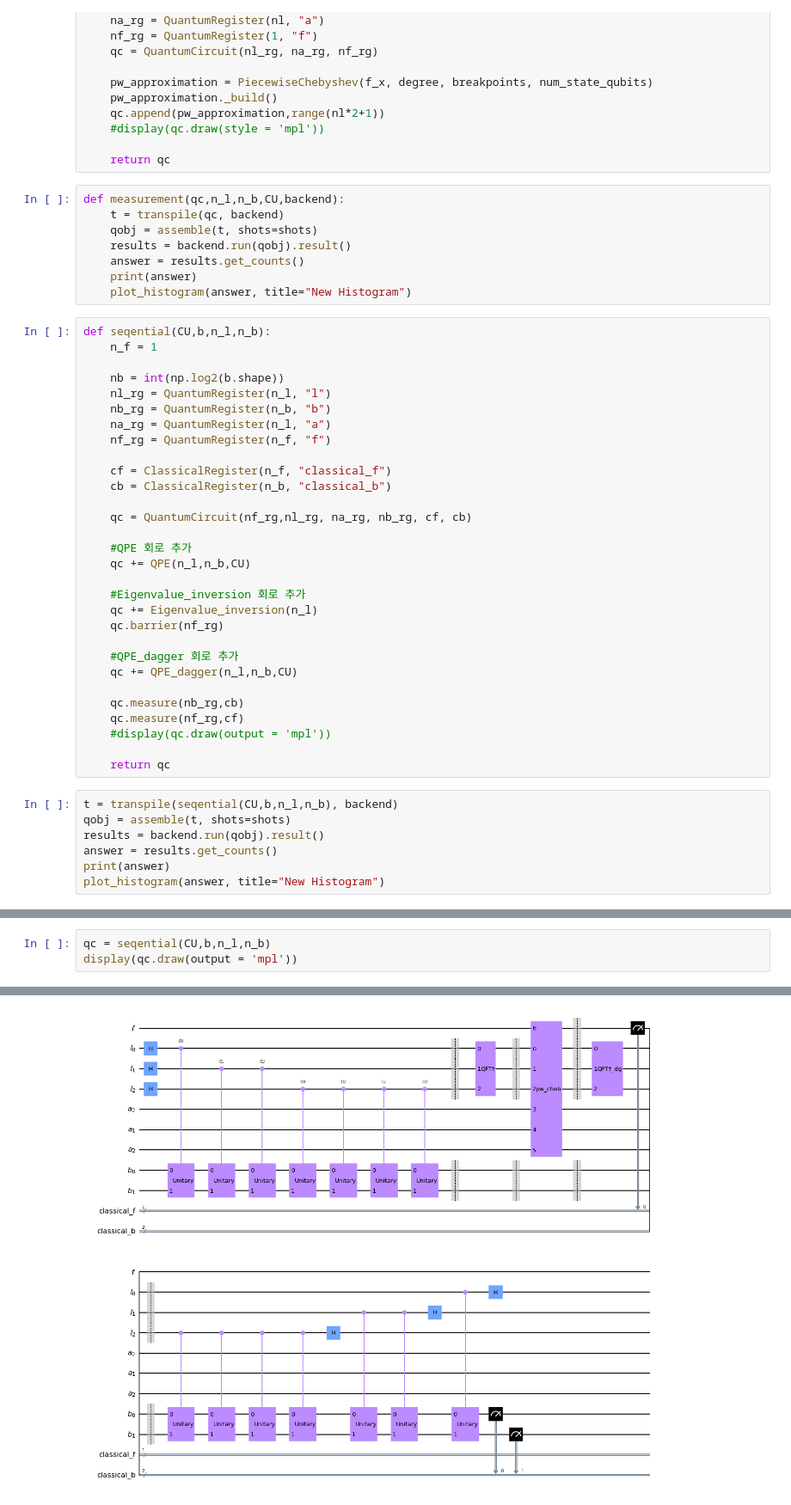
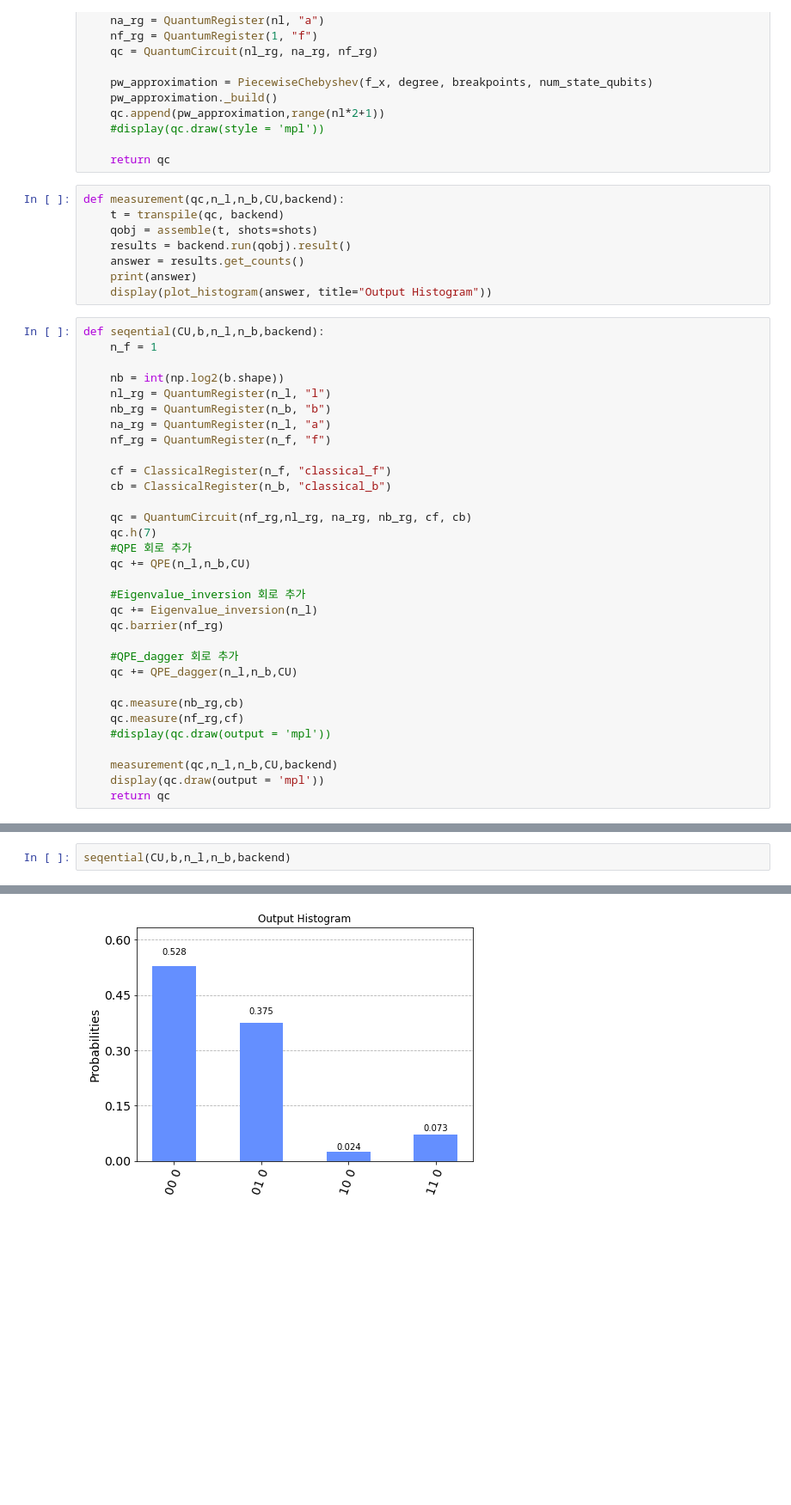
Before and after one commit to AllenGabrielMarchen/HHL_implementation, a Jupyter notebook: code.ipynb, the cells around one changed output, grey strips where cells are left out. Shown: that part at 86% size. Saved outputs shown, nothing was run; the diff lists cells and outputs as text; blank space fills up the shorter version.

```diff
--- a/code.ipynb
+++ b/code.ipynb
@@ -153,9 +140,9 @@ def measurement(qc,n_l,n_b,CU,backend):
     results = backend.run(qobj).result()
     answer = results.get_counts()
     print(answer)
-    plot_histogram(answer, title="New Histogram")
+    display(plot_histogram(answer, title="Output Histogram"))
 # %%
-def seqential(CU,b,n_l,n_b):
+def seqential(CU,b,n_l,n_b,backend):
     n_f = 1
 
     nb = int(np.log2(b.shape))
@@ -168,7 +155,7 @@ def seqential(CU,b,n_l,n_b):
     cb = ClassicalRegister(n_b, "classical_b")
 
     qc = QuantumCircuit(nf_rg,nl_rg, na_rg, nb_rg, cf, cb)
-
+    qc.h(7)
     #QPE 회로 추가
     qc += QPE(n_l,n_b,CU)
 
@@ -183,11 +170,6 @@ def seqential(CU,b,n_l,n_b):
     qc.measure(nf_rg,cf)
     #display(qc.draw(output = 'mpl'))
 
+    measurement(qc,n_l,n_b,CU,backend)
+    display(qc.draw(output = 'mpl'))
     return qc
-# %%
-t = transpile(seqential(CU,b,n_l,n_b), backend)
-qobj = assemble(t, shots=shots)
-results = backend.run(qobj).result()
-answer = results.get_counts()
-print(answer)
-plot_histogram(answer, title="New Histogram")
@@ -197,4 +176,3 @@ plot_histogram(answer, title="New Histogram")
 # %%
-qc = seqential(CU,b,n_l,n_b)
-display(qc.draw(output = 'mpl'))
+seqential(CU,b,n_l,n_b,backend)
 # %% [output]
@@ -201 +180 @@ display(qc.draw(output = 'mpl'))
-[figure, old version]
+[figure, new version]
```
Also changed, not shown: parts of 3 cells of this notebook.
